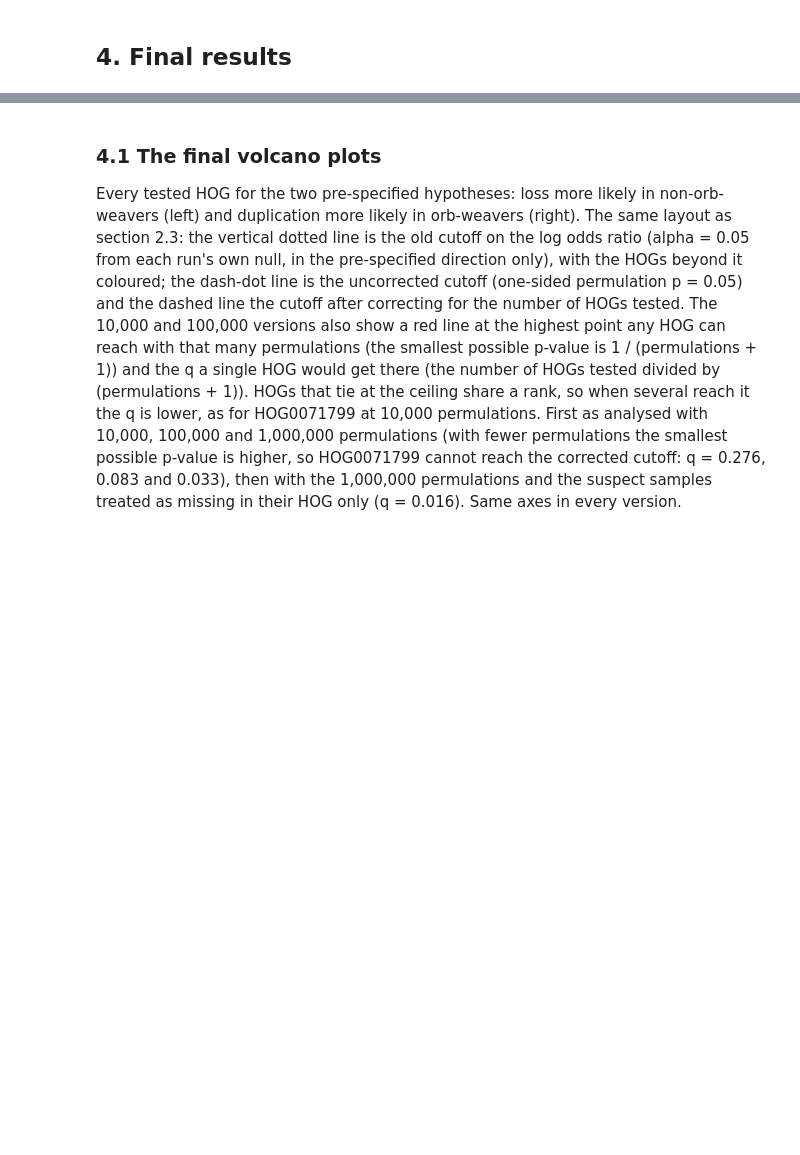
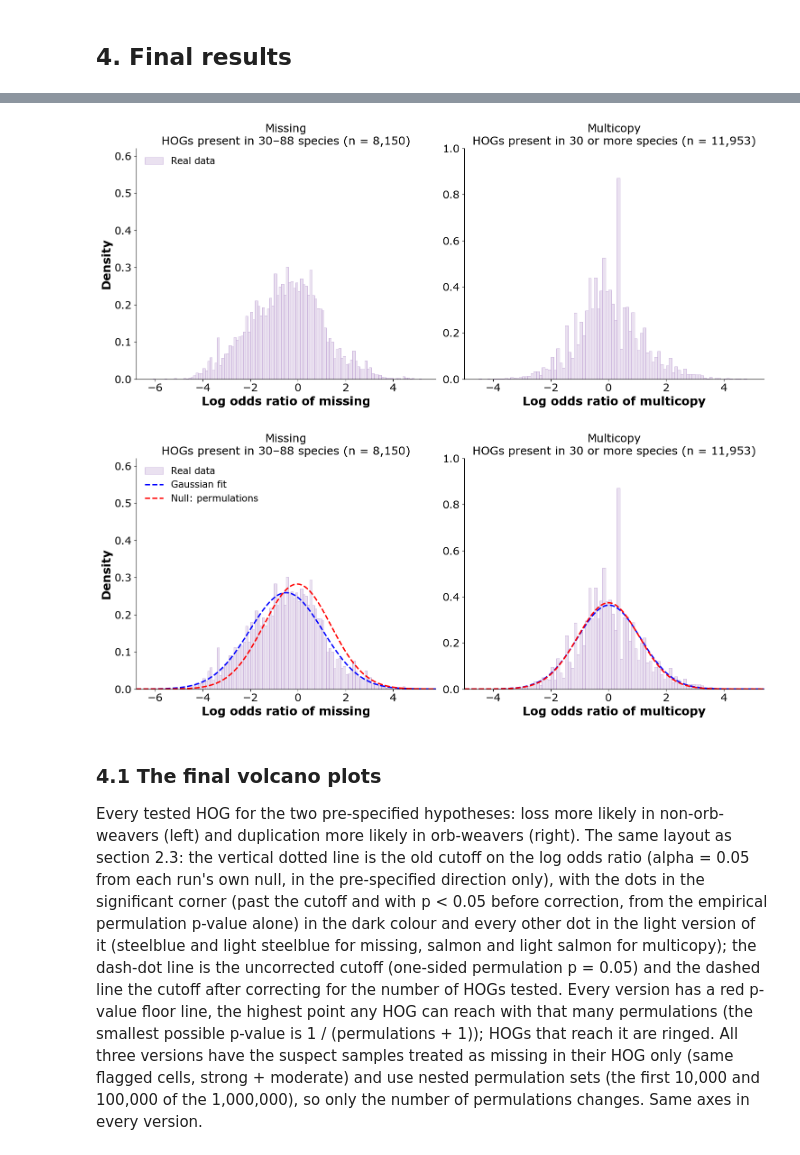
Before and after one commit to GordusLab/orb-selection, a Jupyter notebook: scripts/07_figures_tables/Odds Ratio Test Plots.ipynb, the cells around one changed output, grey strips where cells are left out. Cells and saved outputs as stored; diff of their text form; code cells hidden in the pictures; blank space fills up the shorter version.

```diff
--- a/scripts/07_figures_tables/Odds Ratio Test Plots.ipynb
+++ b/scripts/07_figures_tables/Odds Ratio Test Plots.ipynb
@@ -541,6 +564,59 @@ save("6_power.png")
+# %%
+%autoreload 2
+# ---- Final distributions: histogram of the real log odds ratios of every tested HOG, without and with the Gaussian fit and the permulation null (1,000,000 permulations, suspect samples treated as missing in their HOG)
+import re
+ort_1M_flagged_dir = os.path.join(repo_root, "results/odds_ratio_test/Results_Nov02/Run5_occ_30-88_1000000x_1M_flags_strong_moderate")
+from scipy.stats import norm
+
+def run_summary(run_dir):
+    """Permulation count, the run's own null (average mean / sd over the permulations) and alpha cutoffs, read from its results_summary.txt."""
+    s = open(os.path.join(run_dir, "results_summary.txt")).read()
+    num = r"(-?\d+\.\d+)"
+    out = {"n_perm": int(re.search(r"with (\d+) repetitions", s).group(1))}
+    for key, name in (("loss", "loss"), ("dup", "duplication")):
+        out[key] = {"null_mean": float(re.search(rf"Permulated average mean, {name}: {num}", s).group(1)),
+                    "null_sd": float(re.search(rf"Permulated average standard deviation, {name}: {num}", s).group(1)),
+                    "cutoffs": [float(v) for v in re.search(rf"alpha threshold, {name}: \[{num}, {num}\]", s).groups()]}
+    return out
+
+FINAL_HIST_AXES = {"loss": dict(xlim=(-6.8, 5.8), ylim=(0, 0.62)), "dup": dict(xlim=(-5.0, 5.4), ylim=(0, 1.0))}     # same axes as the method-history histograms
+
+def final_histogram(run_dir, filename, with_curves, null_label="Null: permulations", show_cutoffs=False):
+    res = pd.read_csv(os.path.join(run_dir, "results_all.csv"), index_col="HOG")
+    info = run_summary(run_dir)
+    tested = {"loss": res.loc[(res.Occupancy >= 30) & (res.Occupancy <= 88), "Log odds ratio of loss"].to_numpy(),
+              "dup": res.loc[res.Occupancy >= 30, "Log odds ratio of duplication"].to_numpy()}
+    occ = {"loss": "30–88", "dup": "30 or more"}
+    fig, axs = plt.subplots(1, 2, figsize=(15, 6.6))
+    for ax, key, xlabel, title in ((axs[0], "loss", "Log odds ratio of missing", "Missing"), (axs[1], "dup", "Log odds ratio of multicopy", "Multicopy")):
+        x = tested[key]
+        ax.hist(x, bins=np.arange(-7, 7.01, 0.1), density=True, color=HIST_FILL, edgecolor=HIST_EDGE, linewidth=0.6, label="Real data")
+        g = np.linspace(*FINAL_HIST_AXES[key]["xlim"], 400)
+        if with_curves:
+            ax.plot(g, norm.pdf(g, x.mean(), x.std()), color="blue", lw=2.2, ls="--", label="Gaussian fit")
+            ax.plot(g, norm.pdf(g, info[key]["null_mean"], info[key]["null_sd"]), color="red", lw=2.2, ls="--", label=null_label)
+        if show_cutoffs:
+            for c in info[key]["cutoffs"]: ax.axvline(c, color="black", ls=":", lw=1.8, label="Cutoffs" if c == info[key]["cutoffs"][0] else None)
+        ax.set_title(f"{title}\nHOGs present in {occ[key]} species (n = {len(x):,})", fontsize=18)
+        ax.set_xlabel(xlabel, fontsize=19, fontweight="bold")
+        ax.set_xlim(*FINAL_HIST_AXES[key]["xlim"]); ax.set_ylim(*FINAL_HIST_AXES[key]["ylim"])
+        ax.tick_params(labelsize=17)
+        for side in ("top", "right"): ax.spines[side].set_visible(False)
+    axs[0].set_ylabel("Density", fontsize=19, fontweight="bold")
+    axs[0].legend(fontsize=15, frameon=False, loc="upper left")
+    plt.tight_layout()
+    save(filename, transparent=False)
+    plt.show()
+
+# 1,000,000 permulations (the null is the average over the permulations; the Gaussian fit is to the real log odds ratios)
+final_histogram(ort_1M_flagged_dir, "final_hist_1M.png", with_curves=False)
+final_histogram(ort_1M_flagged_dir, "final_hist_1M_fit_null.png", with_curves=True)
+# %% [output]
+[figure, added]
+[figure, added]
 # %% [markdown]
 ### 4.1 The final volcano plots
 
-Every tested HOG for the two pre-specified hypotheses: loss more likely in non-orb-weavers (left) and duplication more likely in orb-weavers (right). The same layout as section 2.3: the vertical dotted line is the old cutoff on the log odds ratio (alpha = 0.05 from each run's own null, in the pre-specified direction only), with the HOGs beyond it coloured; the dash-dot line is the uncorrected cutoff (one-sided permulation p = 0.05) and the dashed line the cutoff after correcting for the number of HOGs tested. The 10,000 and 100,000 versions also show a red line at the highest point any HOG can reach with that many permulations (the smallest possible p-value is 1 / (permulations + 1)) and the q a single HOG would get there (the number of HOGs tested divided by (permulations + 1)). HOGs that tie at the ceiling share a rank, so when several reach it the q is lower, as for HOG0071799 at 10,000 permulations. First as analysed with 10,000, 100,000 and 1,000,000 permulations (with fewer permulations the smallest possible p-value is higher, so HOG0071799 cannot reach the corrected cutoff: q = 0.276, 0.083 and 0.033), then with the 1,000,000 permulations and the suspect samples treated as missing in their HOG only (q = 0.016). Same axes in every version.
+Every tested HOG for the two pre-specified hypotheses: loss more likely in non-orb-weavers (left) and duplication more likely in orb-weavers (right). The same layout as section 2.3: the vertical dotted line is the old cutoff on the log odds ratio (alpha = 0.05 from each run's own null, in the pre-specified direction only), with the dots in the significant corner (past the cutoff and with p < 0.05 before correction, from the empirical permulation p-value alone) in the dark colour and every other dot in the light version of it (steelblue and light steelblue for missing, salmon and light salmon for multicopy); the dash-dot line is the uncorrected cutoff (one-sided permulation p = 0.05) and the dashed line the cutoff after correcting for the number of HOGs tested. Every version has a red p-value floor line, the highest point any HOG can reach with that many permulations (the smallest possible p-value is 1 / (permulations + 1)); HOGs that reach it are ringed. All three versions have the suspect samples treated as missing in their HOG only (same flagged cells, strong + moderate) and use nested permulation sets (the first 10,000 and 100,000 of the 1,000,000), so only the number of permulations changes. Same axes in every version.
 # %%
 %autoreload 2
```
Also changed, not shown: parts of 7 cells of this notebook, 17 other files.
